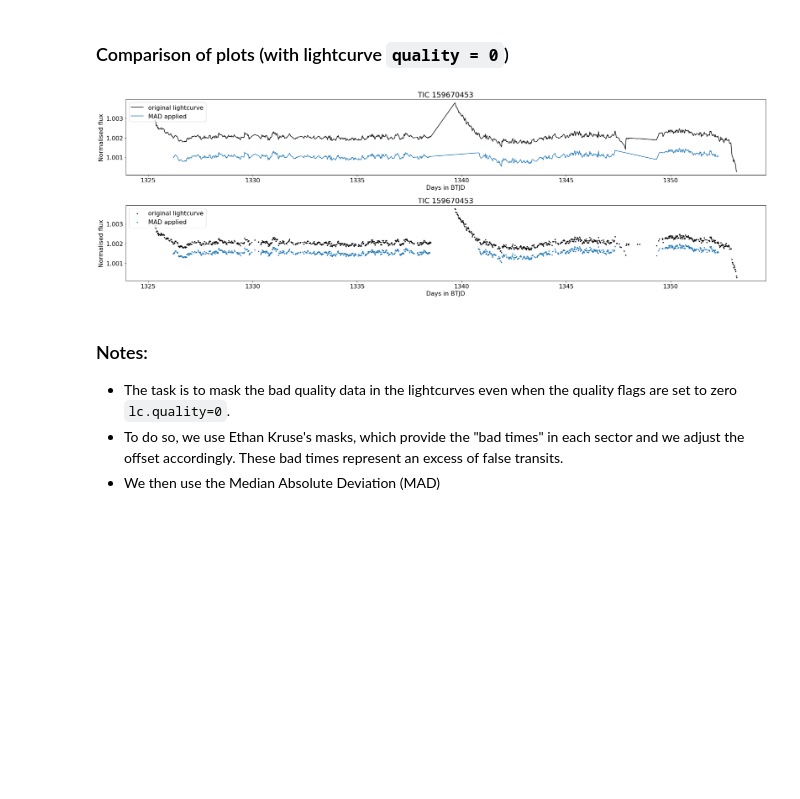
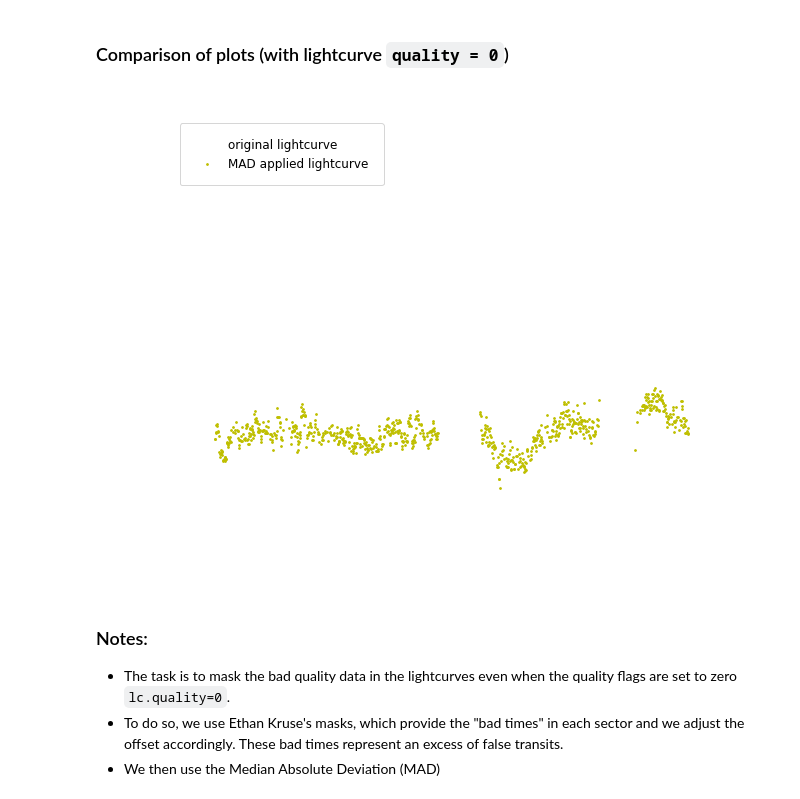
Before and after one commit to azibn/automated_exocomet_hunt, a Jupyter notebook: notebooks/masking.ipynb, the cells around one changed output. Saved outputs shown, nothing was run; the diff lists cells and outputs as text; code cells hidden in the pictures; blank space fills up the shorter version.

```diff
--- a/notebooks/masking.ipynb
+++ b/notebooks/masking.ipynb
@@ -23,10 +23,6 @@ from astropy.time import Time
 from tqdm import tqdm
 %matplotlib inline
 np.set_printoptions(threshold=np.inf)
-# %%
-#plt.rcParams['font.family'] = 'serif'
-plt.rcParams['figure.figsize'] = (15.0, 10.0)
-plt.rcParams['font.size'] = 16
 # %% [markdown]
 ### SPOcc files
 # %%
@@ -204,28 +223,41 @@ for i in bad_times:
 # %% [markdown]
 ### Comparison of plots (with lightcurve `quality = 0`)
 # %%
-fig,ax = plt.subplots(2,figsize=(25,8))
+fig,ax = plt.subplots(1,figsize=(9,7))
 
-ax[0].plot(lc['time'][lc.quality==0],lc['normalised PCA'][lc.quality==0],label='original lightcurve',color='black')
-#ax[0].plot(lc['time'][(lc.quality==0) & mask & mad_cut],lc['normalised PCA'][(lc.quality==0) & mask & mad_cut]+0.025,c='blue',label='Visualised MAD + mask')
-ax[0].plot(lc['time'][(lc.quality==0) & mask & mad_cut2],lc['normalised PCA'][(lc.quality==0) & mask & mad_cut2]-0.001,label='MAD applied')
-ax[0].set_xlabel('Days in BTJD')
-ax[0].set_ylabel('Normalised flux')
-ax[0].set_title(f'TIC {store[0]}')
-ax[0].legend(loc='upper left')
+ax.scatter(lc['time'][lc.quality==0],lc['normalised PCA'][lc.quality==0],label='original lightcurve',s=3,c='white')
+#ax.scatter(lc['time'][(lc.quality==0) & mask & mad_cut],lc['normalised PCA'][(lc.quality==0) & mask & mad_cut]+0.025,c='blue',label='MAD and mask applied to lightcurve',s=5)
+ax.scatter(lc['time'][(lc.quality==0) & mask & mad_cut2],lc['normalised PCA'][(lc.quality==0) & mask & mad_cut2]-0.001,label='MAD applied lightcurve',s=3,color='y')
 
-ax[1].scatter(lc['time'][lc.quality==0],lc['normalised PCA'][lc.quality==0],label='original lightcurve',s=5,c='black')
-#ax[1].scatter(lc['time'][(lc.quality==0) & mask & mad_cut],lc['normalised PCA'][(lc.quality==0) & mask & mad_cut]+0.025,c='blue',label='MAD and mask applied to lightcurve',s=5)
-ax[1].scatter(lc['time'][(lc.quality==0) & mask & mad_cut2],lc['normalised PCA'][(lc.quality==0) & mask & mad_cut2]-0.0005,label='MAD applied',s=5)
+ax.set_xlabel('Days in BTJD',fontsize=18)
+ax.set_ylabel('Normalised flux',fontsize=18)
+ax.set_title(f'TIC {store[0]}',color='white',fontsize=22)
+ax.legend(loc='upper left',borderpad=1.25,fontsize=12)
+ax.xaxis.label.set_color('white')        #setting up X-axis label color to yellow
+ax.yaxis.label.set_color('white')          #setting up Y-axis label color to blue
+ax.tick_params(axis='x', colors='white')    #setting up X-axis tick color to red
+ax.tick_params(axis='y', colors='white')
 
-ax[1].set_xlabel('Days in BTJD')
-ax[1].set_ylabel('Normalised flux')
-ax[1].set_title(f'TIC {store[0]}')
-ax[1].legend(loc='upper left')
+
+ax.xaxis.label.set_color('white')        #setting up X-axis label color to yellow
+ax.yaxis.label.set_color('white')          #setting up Y-axis label color to blue
+ax.tick_params(axis='x', colors='white',labelsize=12)    #setting up X-axis tick color to red
+ax.tick_params(axis='y', colors='white',labelsize=12)
+
+ax.spines['left'].set_color('white')        # setting up Y-axis tick color to red
+ax.spines['top'].set_color('white')
+ax.spines['right'].set_color('white')        # setting up Y-axis tick color to red
+ax.spines['bottom'].set_color('white')
+
+ax.spines['left'].set_color('white')        # setting up Y-axis tick color to red
+ax.spines['top'].set_color('white')
+ax.spines['right'].set_color('white')        # setting up Y-axis tick color to red
+ax.spines['bottom'].set_color('white')
 fig.tight_layout()
+plt.savefig('poster/TIC159670453.png',transparent=True,dpi=300)
 plt.show()
 # %% [output]
-[figure, old version]
+[figure, new version]
 # %% [markdown]
 ### Notes:
 
```
Also changed, not shown: parts of 11 cells of this notebook, 19 other files.
